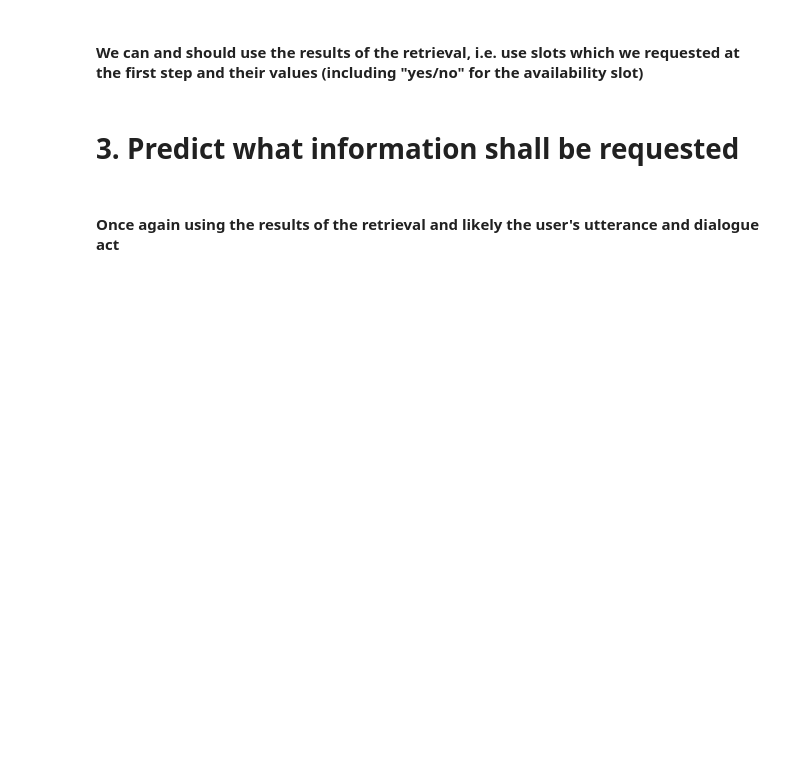
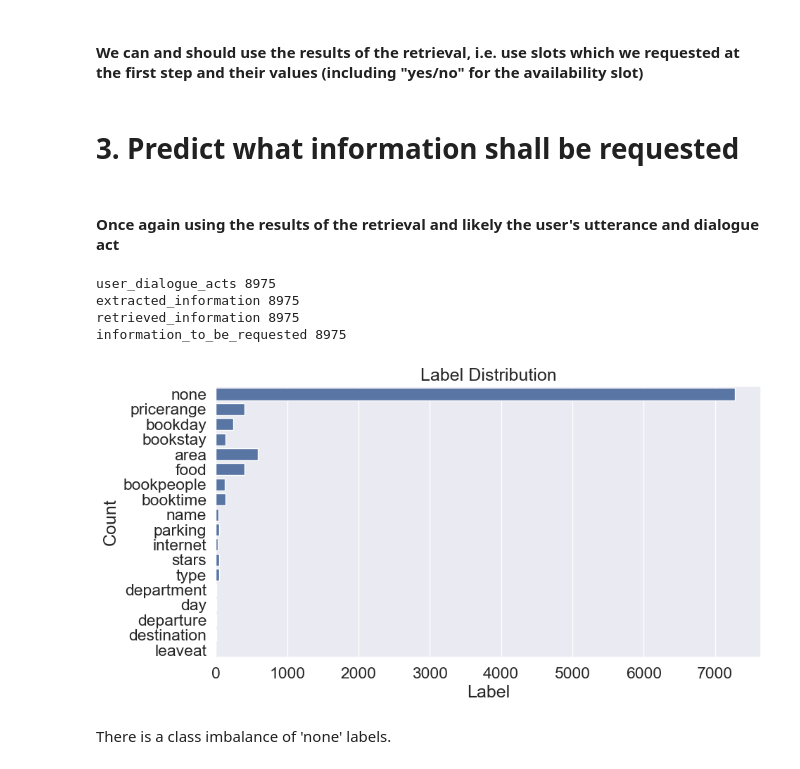
Before and after one commit to RobCTs/NLI_conversational_agent, a Jupyter notebook: agent_move.ipynb, the cells around one changed output. Cells and saved outputs as stored; diff of their text form; code cells hidden in the pictures; blank space fills up the shorter version.

Commit message:
Model ready train.

```diff
--- a/agent_move.ipynb
+++ b/agent_move.ipynb
@@ -146,0 +206,50 @@ To be retrieved:
+# %%
+train_dataset = extract_relevant_data(train_data_filtered)
+val_dataset = extract_relevant_data(val_data_filtered)
+test_dataset = extract_relevant_data(test_data_filtered)
+
+# check if all lists have the same length
+for key in train_dataset:
+    print(key, len(dataset[key]))
+# %% [output]
+user_dialogue_acts 8975
+extracted_information 8975
+retrieved_information 8975
+information_to_be_requested 8975
+# %%
+def create_x_y(dataset):
+    """
+    Create the x and y for the model.
+    """
+    x = []
+    y = []
+    for i in range(len(dataset['user_dialogue_acts'])):
+        x.append(dataset['user_dialogue_acts'][i] + dataset['extracted_information'][i] + dataset['retrieved_information'][i])
+        y.append(dataset['information_to_be_requested'][i]) if dataset['information_to_be_requested'][i] else y.append(["none"])
+    return x, y
+# %%
+x_train, y_train = create_x_y(dataset)
+x_val, y_val = create_x_y(val_dataset)
+x_test, y_test = create_x_y(test_dataset)
+# %%
+import matplotlib.pyplot as plt
+import seaborn as sns
+
+def plot_label_distribution(labels):
+    """
+    Plot the label distribution.
+    """
+    sns.set(style="darkgrid")
+    sns.set(font_scale=1.5)
+    plt.figure(figsize=(10,5))
+    sns.countplot(labels)
+    plt.title("Label Distribution")
+    plt.ylabel("Count")
+    plt.xlabel("Label")
+    plt.show()
+# %%
+plot_label_distribution([label for sublist in y_train for label in sublist])
+# %% [output]
+[figure, added]
+# %% [markdown]
+There is a class imbalance of 'none' labels.
```
Also changed, not shown: parts of 19 cells of this notebook.
